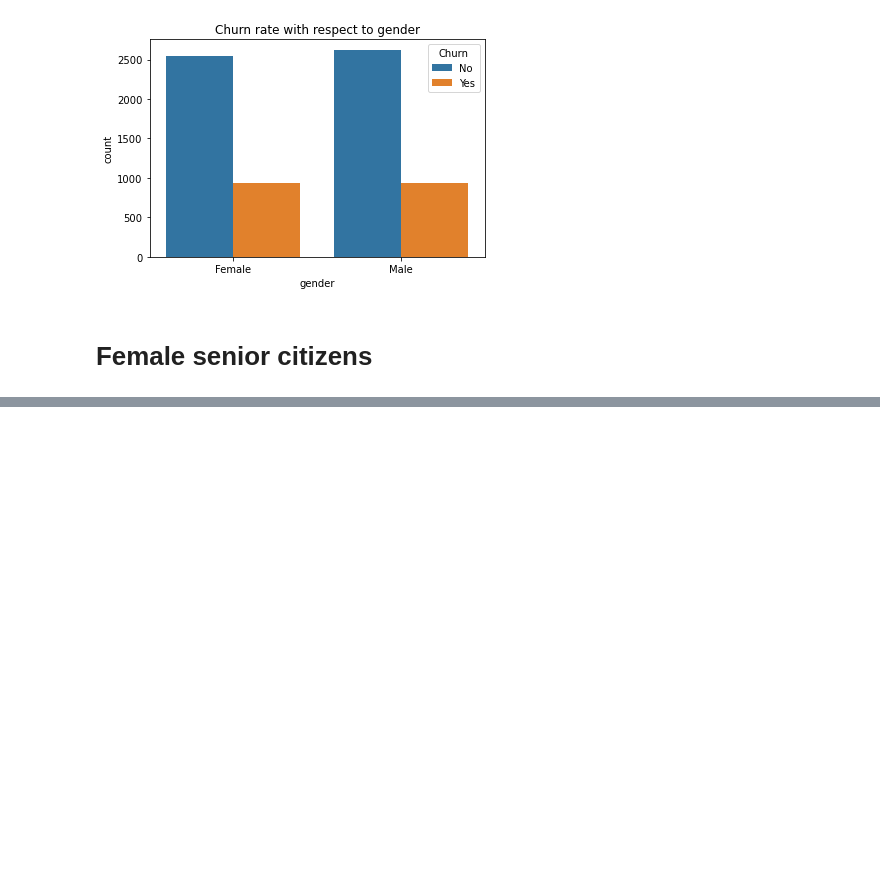
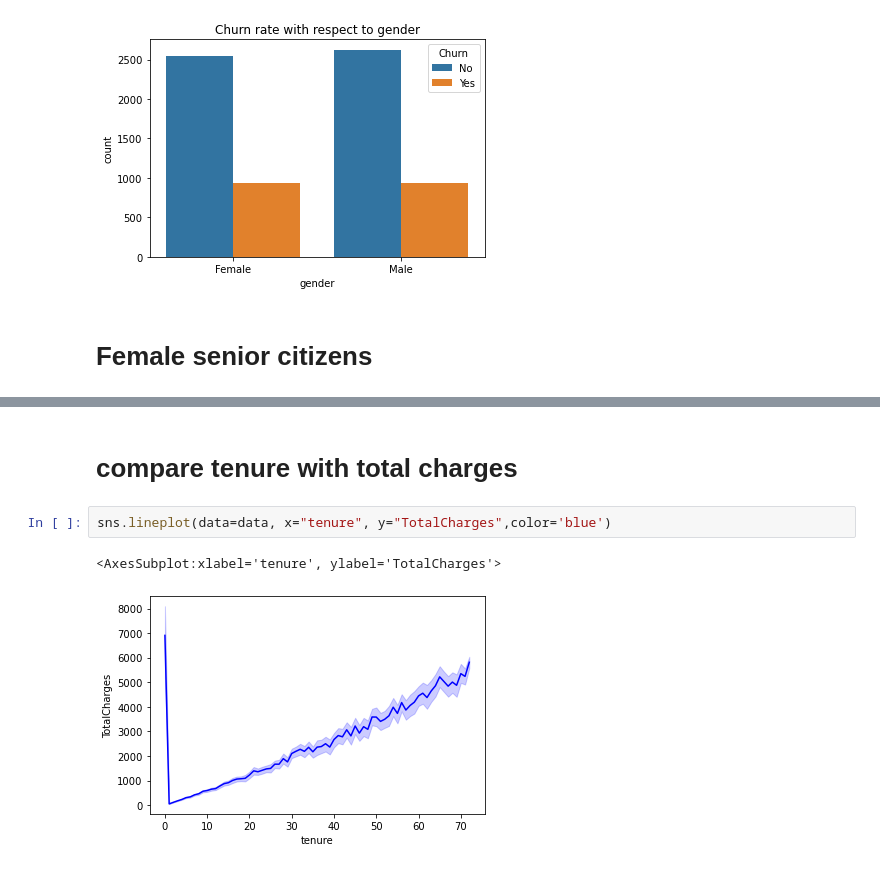
Before and after one commit to Syamkrishna123/ICTK-Q-A-activity, a Jupyter notebook: week4.ipynb, the cells around one changed output, grey strips where cells are left out. Cells and saved outputs as stored; diff of their text form; blank space fills up the shorter version.

```diff
--- a/week4.ipynb
+++ b/week4.ipynb
@@ -33,0 +46,7 @@ Text(0.5, 1.0, 'Churn rate with respect to gender')
+# %% [markdown]
+# compare tenure with total charges
+# %%
+sns.lineplot(data=data, x="tenure", y="TotalCharges",color='blue')
+# %% [output]
+<AxesSubplot:xlabel='tenure', ylabel='TotalCharges'>
+[figure, added]
```
Also changed, not shown: parts of 5 cells of this notebook.
